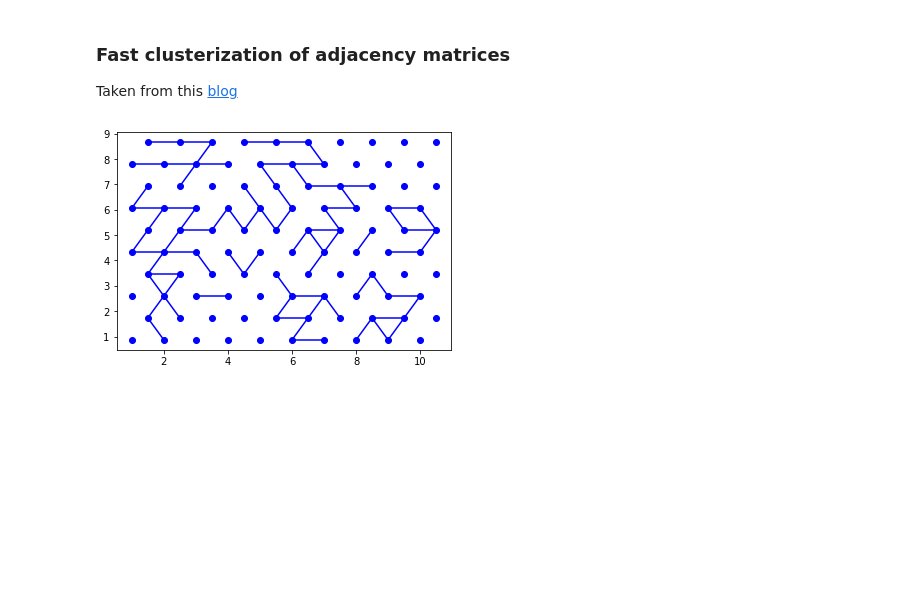
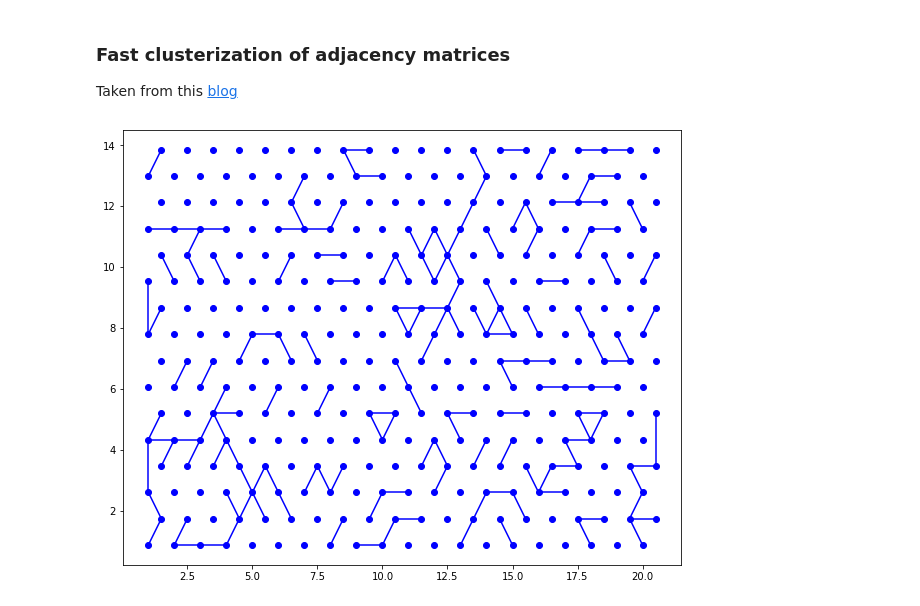
Before and after one commit to ccontrer/RNDStuff, a Jupyter notebook: Adjancency.ipynb, the cells around one changed output. Saved outputs shown, nothing was run; the diff lists cells and outputs as text; code cells hidden in the pictures; blank space fills up the shorter version.

```diff
--- a/Adjancency.ipynb
+++ b/Adjancency.ipynb
@@ -72,10 +80,12 @@ def show_clusters(A, C):
                     plt.plot([x[i], x[j]], [y[i], y[j]], c=color[k])
             plt.plot(x[e], y[e], 'o', c=color[k])
         k = k + 1
-# %%
-A = random_adjacency_matrix(10, 0.25)
-show_adjacency_matrix(A)
-# %% [output]
-[figure, removed]
+# %%
+m = 16
+n = 20
+A = random_adjacency_matrix(m, n, 0.20)
+show_adjacency_matrix(A, m, n)
+# %% [output]
+[figure, added]
 # %%
 C = adjoint_2_cluster(A)
```
Also changed, not shown: parts of 3 cells of this notebook.
